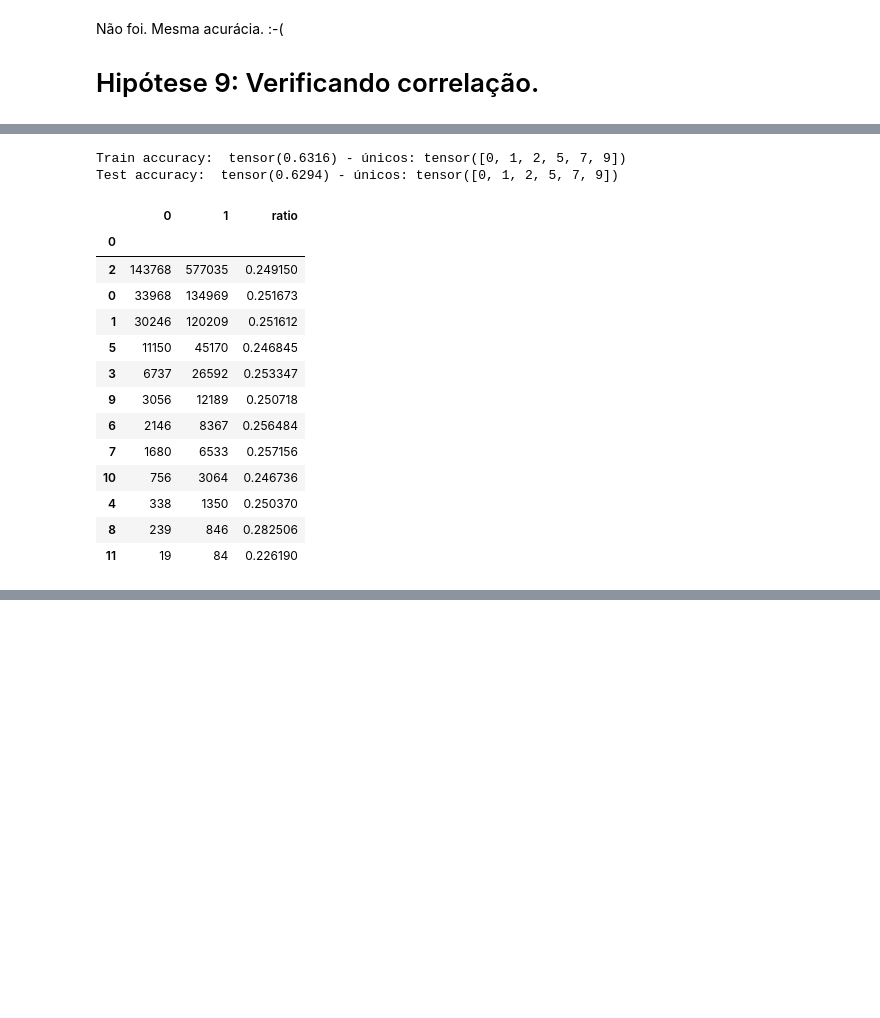
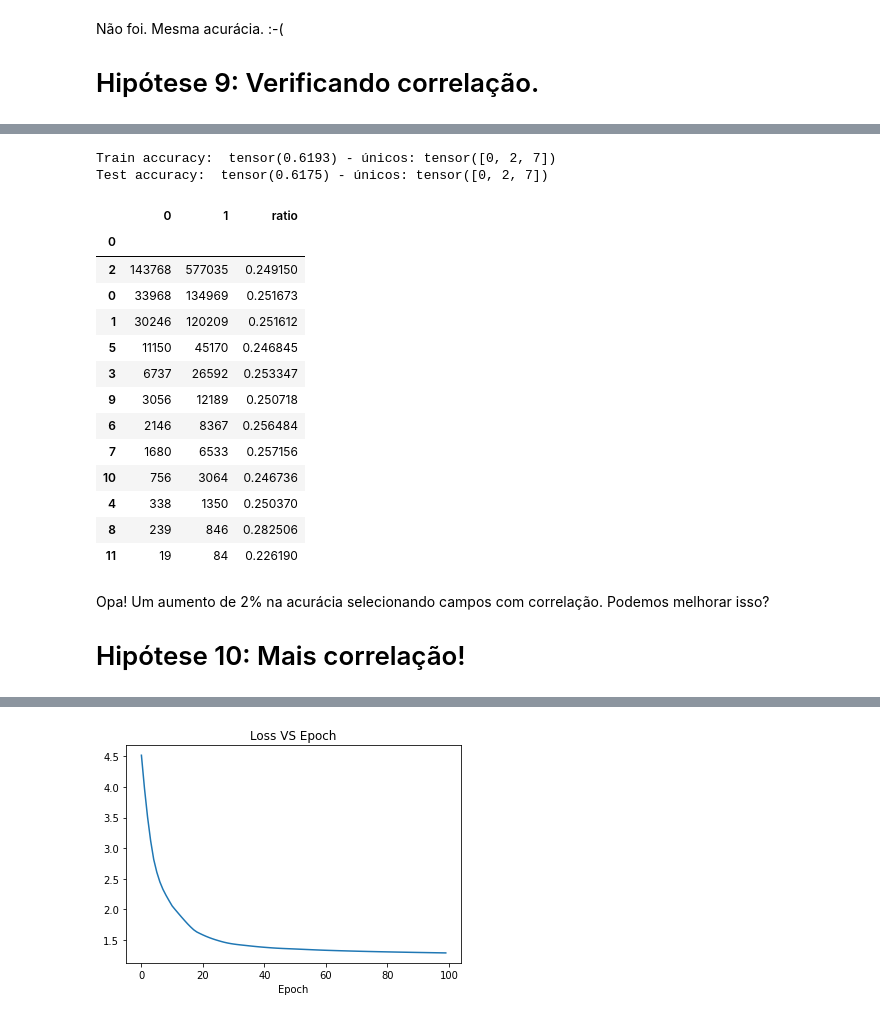
Before and after one commit to jopapo/pos_datascience_redesneurais_tf, a Jupyter notebook: tf.ipynb, the cells around one changed output, grey strips where cells are left out. Cells and saved outputs as stored; diff of their text form; code cells hidden in the pictures; blank space fills up the shorter version.

```diff
--- a/tf.ipynb
+++ b/tf.ipynb
@@ -855,10 +703,10 @@ Epoch: 90 Loss: 1.1289498805999756
 # %%
-output_hidden_prediction(model_v11, columns=corr_fields)
+#output_hidden_prediction(model_v11, columns=corr_fields)
 print_accuracy(model_v11, X_tr=X_train_11, y_tr=y_train_11, X_te=X_test_11, y_te=y_test_11)
 print_sample_test_ratio(y_tr=y_train_11, y_te=y_test_11)
 # %% [output]
-Train accuracy:  tensor(0.6316) - únicos: tensor([0, 1, 2, 5, 7, 9])
-Test accuracy:  tensor(0.6294) - únicos: tensor([0, 1, 2, 5, 7, 9])
+Train accuracy:  tensor(0.6193) - únicos: tensor([0, 2, 7])
+Test accuracy:  tensor(0.6175) - únicos: tensor([0, 2, 7])
 |  | 0 | 1 | ratio |
 | 0 |  |  |  |
 | 2 | 143768 | 577035 | 0.249150 |
@@ -883,0 +724,30 @@ Test accuracy:  tensor(0.6294) - únicos: tensor([0, 1, 2, 5, 7, 9])
+# %% [markdown]
+Opa! Um aumento de 2% na acurácia selecionando campos com correlação. Podemos melhorar isso?
+
+# Hipótese 10: Mais correlação!
+# %%
+corr_fields2 = ['RDEP', 'Normalized_GR', 'GROUP_encoded', 'FORMATION_encoded']
+
+df_lithology_clean[corr_fields2 + ['FORCE_2020_LITHOFACIES_LITHOLOGY_IDX']].corr().round(1)
+
+class ANN_v11(nn.Module):
+    def __init__(self):
+        super().__init__()
+        self.fc1 = nn.Linear(in_features=len(corr_fields2), out_features=len(corr_fields2)*2)
+        self.fc2 = nn.Linear(in_features=len(corr_fields2)*2, out_features=len(corr_fields2))
+        self.output = nn.Linear(in_features=len(corr_fields2), out_features=len(lithofacies))
+
+    def forward(self, x):
+        x = F.relu(self.fc1(x))
+        x = F.relu(self.fc2(x))
+        x = self.output(x)
+
+        return x
+
+# Treinando
+
+(X_train_12, X_test_12, y_train_12, y_test_12) = separate_datasets(df_lithology_clean, categories=corr_fields2)
+
+# Teste com mais épocas pq atingiu um ótimo local
+model_v12 = train_model(ANN_v11, X_train=X_train_12, y_train=y_train_12)
+# %% [output]
@@ -883,0 +764 @@ Test accuracy:  tensor(0.6294) - únicos: tensor([0, 1, 2, 5, 7, 9])
+[figure, added]
```
Also changed, not shown: parts of 24 cells of this notebook, 1 other file.
